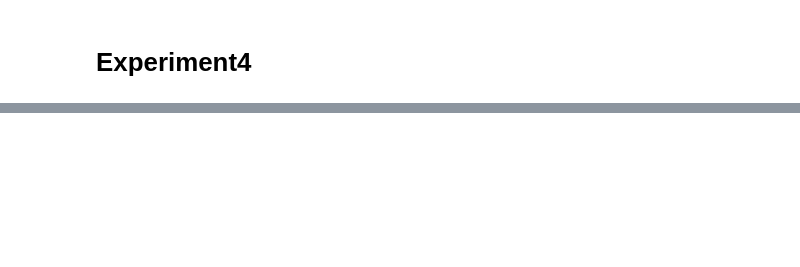
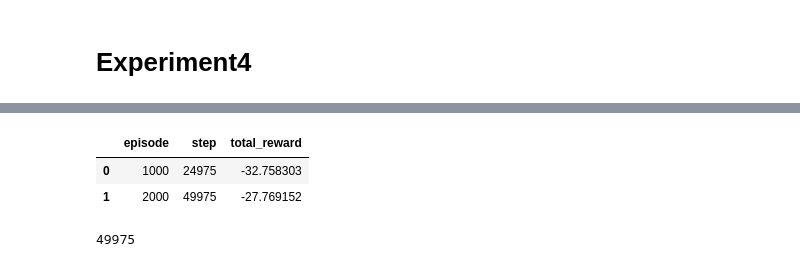
Before and after one commit to jkatsuta/exp-18-1q, a Jupyter notebook: maddpg/experiments/my_notes/ana_exp4.ipynb, the cells around one changed output, grey strips where cells are left out. Drawn from its saved outputs; the diff is of its cells as text; code cells hidden in the pictures; blank space fills up the shorter version.

```diff
--- a/maddpg/experiments/my_notes/ana_exp4.ipynb
+++ b/maddpg/experiments/my_notes/ana_exp4.ipynb
@@ -121,3 +121,15 @@ epi = 40000
 epi = 50000
 ./videos/simple_tag__2018-03-20_01-48-56/videos/video-50000.mp4
 [interactive output not drawn]
+# %%
+a = '../exp_results/simple__2018-03-20_11-23-55/learning_curves/rewards.csv'
+df_rew = pd.read_csv(a)
+df_rew.head()
+# %% [output]
+|  | episode | step | total_reward |
+| 0 | 1000 | 24975 | -32.758303 |
+| 1 | 2000 | 49975 | -27.769152 |
+# %%
+int(df_rew.loc[df_rew['episode'] == 2000, 'step'].values[0])
+# %% [output]
+49975
```
Also changed, not shown: 4 other files.
